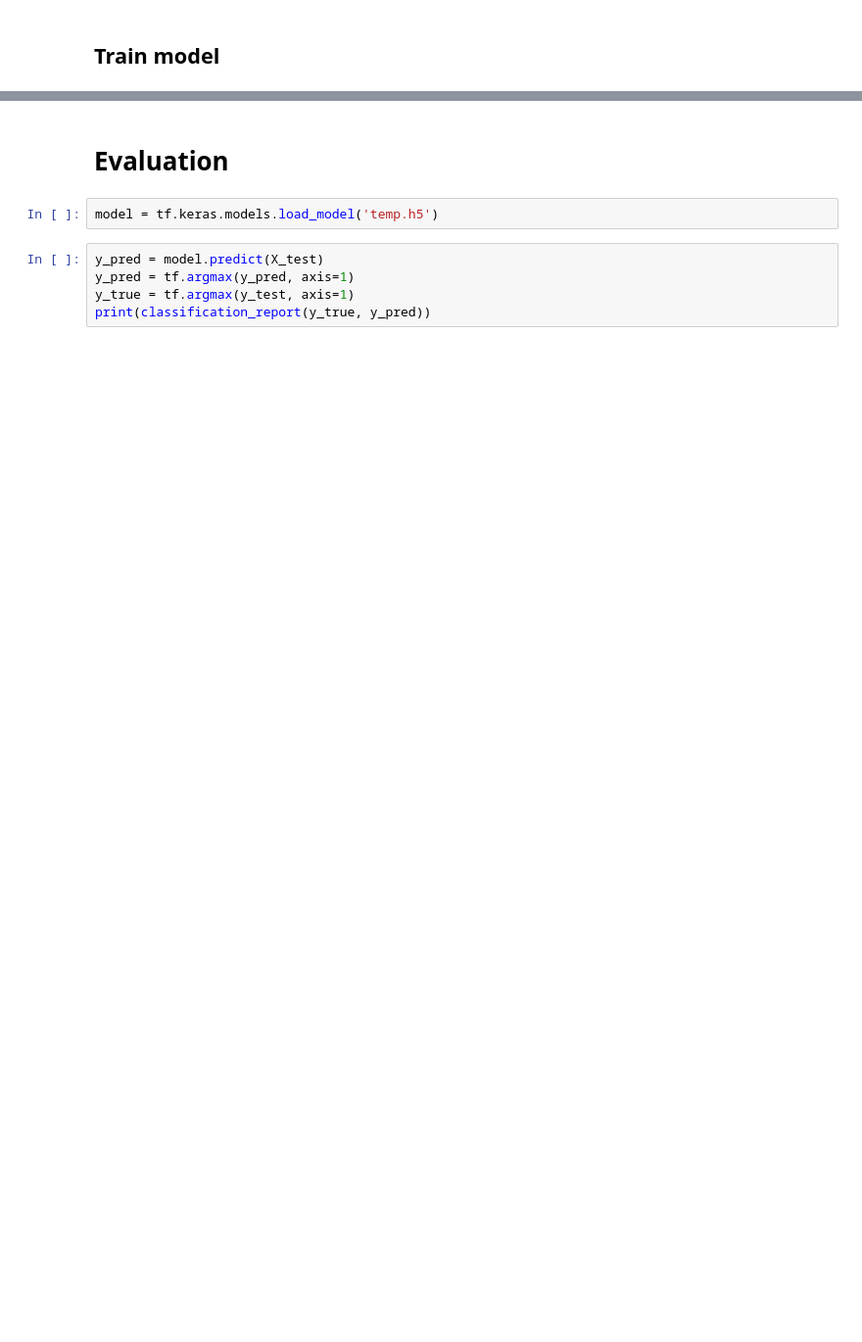
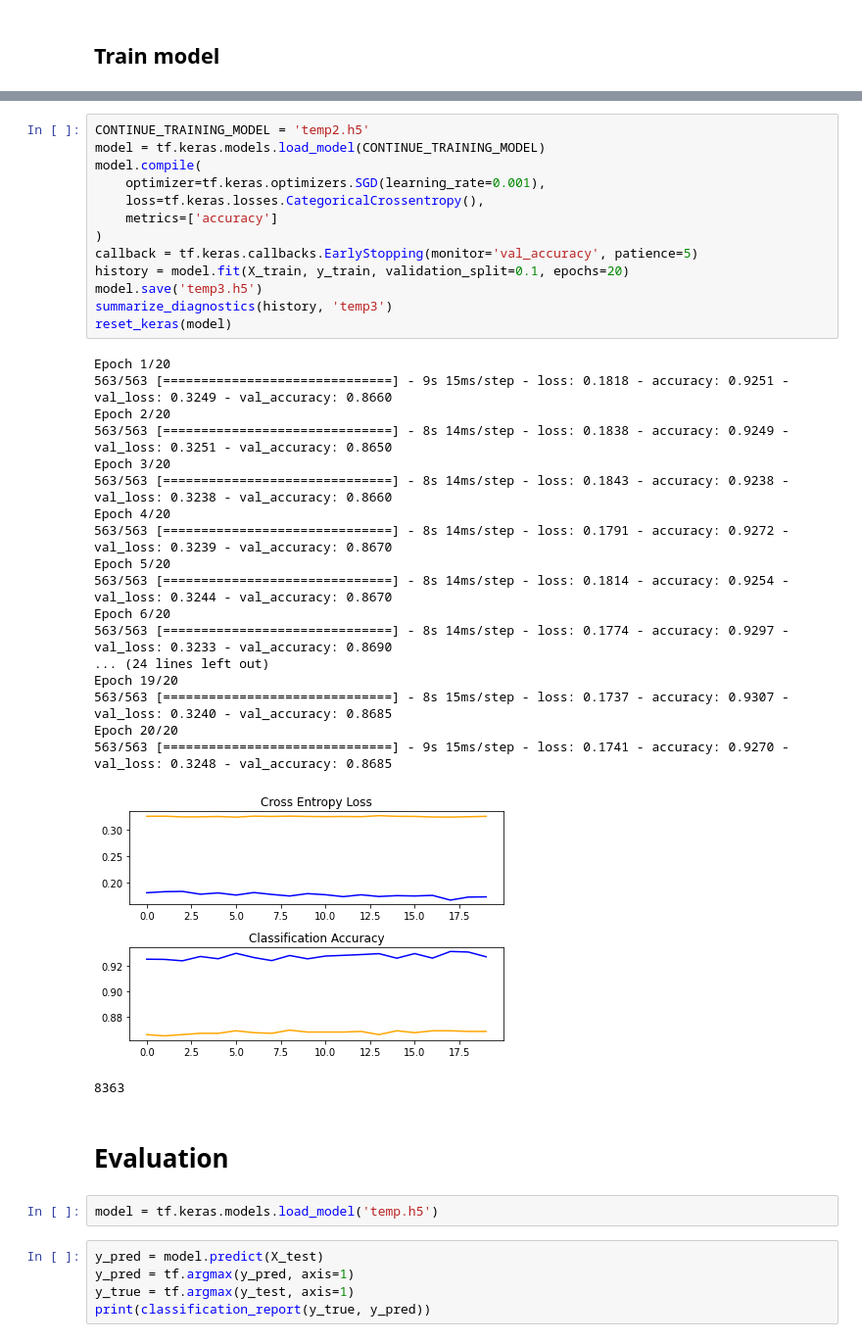
Before and after one commit to trminhnam/dogs-vs-cats, a Jupyter notebook: experiment.ipynb, the cells around one changed output, grey strips where cells are left out. Shown: that part at 98% size. Cells and saved outputs as stored; diff of their text form; blank space fills up the shorter version.

```diff
--- a/experiment.ipynb
+++ b/experiment.ipynb
@@ -239,3 +322,36 @@ summarize_diagnostics(history)
+# %%
+CONTINUE_TRAINING_MODEL = 'temp2.h5'
+model = tf.keras.models.load_model(CONTINUE_TRAINING_MODEL)
+model.compile(
+    optimizer=tf.keras.optimizers.SGD(learning_rate=0.001),
+    loss=tf.keras.losses.CategoricalCrossentropy(),
+    metrics=['accuracy']
+)
+callback = tf.keras.callbacks.EarlyStopping(monitor='val_accuracy', patience=5)
+history = model.fit(X_train, y_train, validation_split=0.1, epochs=20)
+model.save('temp3.h5')
+summarize_diagnostics(history, 'temp3')
+reset_keras(model)
+# %% [output]
+Epoch 1/20
+563/563 [==============================] - 9s 15ms/step - loss: 0.1818 - accuracy: 0.9251 - val_loss: 0.3249 - val_accuracy: 0.8660
+Epoch 2/20
+563/563 [==============================] - 8s 14ms/step - loss: 0.1838 - accuracy: 0.9249 - val_loss: 0.3251 - val_accuracy: 0.8650
+Epoch 3/20
+563/563 [==============================] - 8s 14ms/step - loss: 0.1843 - accuracy: 0.9238 - val_loss: 0.3238 - val_accuracy: 0.8660
+Epoch 4/20
+563/563 [==============================] - 8s 14ms/step - loss: 0.1791 - accuracy: 0.9272 - val_loss: 0.3239 - val_accuracy: 0.8670
+Epoch 5/20
+563/563 [==============================] - 8s 14ms/step - loss: 0.1814 - accuracy: 0.9254 - val_loss: 0.3244 - val_accuracy: 0.8670
+Epoch 6/20
+563/563 [==============================] - 8s 14ms/step - loss: 0.1774 - accuracy: 0.9297 - val_loss: 0.3233 - val_accuracy: 0.8690
+... (24 lines left out)
+Epoch 19/20
+563/563 [==============================] - 8s 15ms/step - loss: 0.1737 - accuracy: 0.9307 - val_loss: 0.3240 - val_accuracy: 0.8685
+Epoch 20/20
+563/563 [==============================] - 9s 15ms/step - loss: 0.1741 - accuracy: 0.9270 - val_loss: 0.3248 - val_accuracy: 0.8685
+[figure, added]
+8363
 # %% [markdown]
 # Evaluation
 # %%
```
Also changed, not shown: parts of 13 cells of this notebook.
